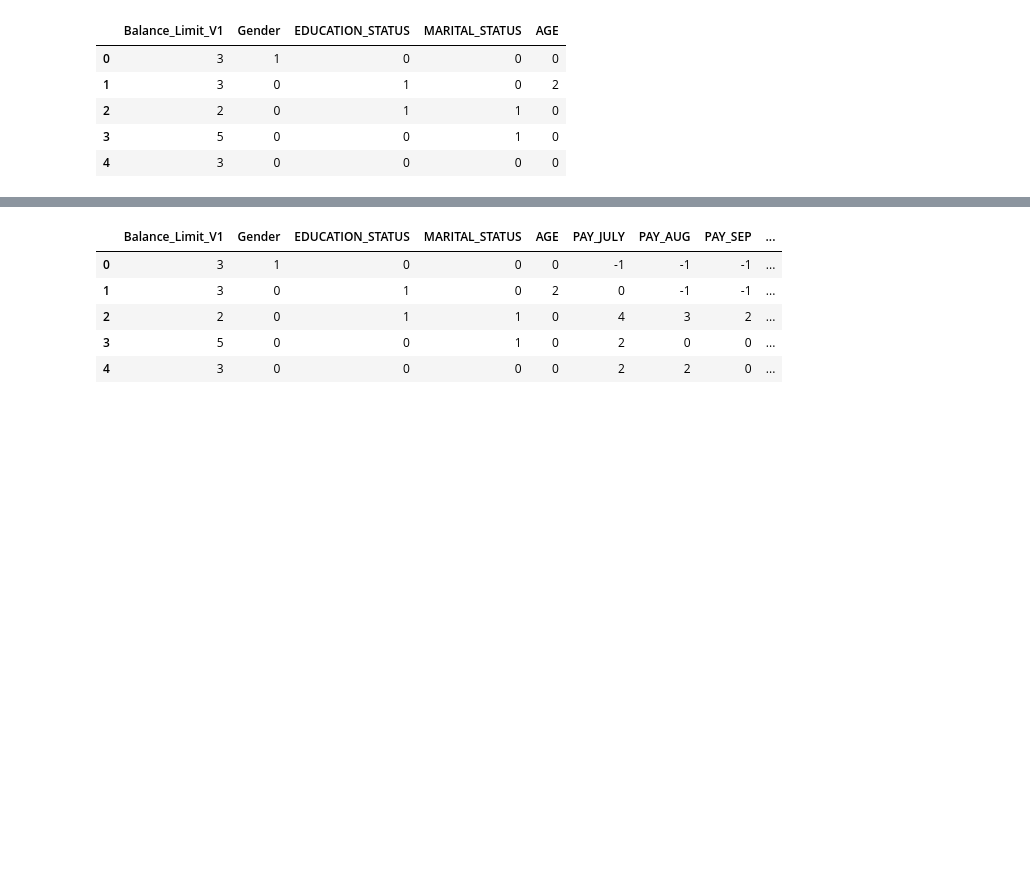
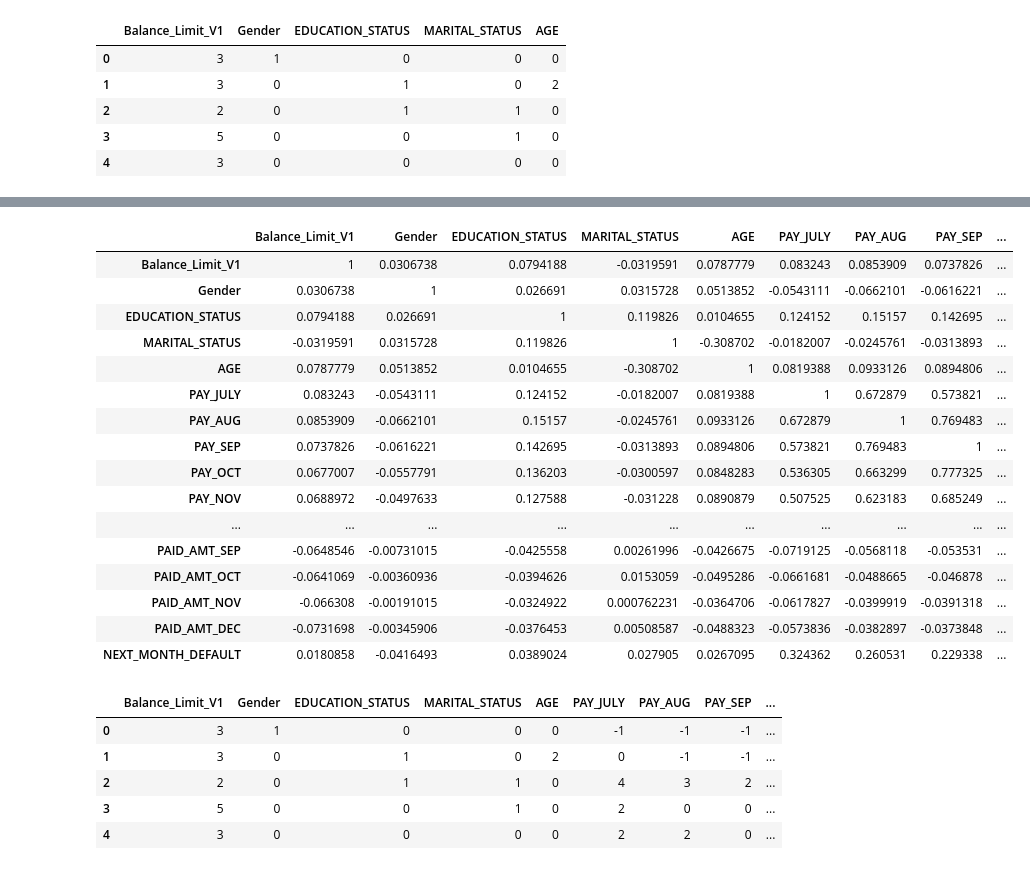
Before and after one commit to shashimalcse/Data-Storm-1.0, a Jupyter notebook: datastorm.ipynb, the cells around one changed output, grey strips where cells are left out. Saved outputs shown, nothing was run; the diff lists cells and outputs as text; code cells hidden in the pictures; blank space fills up the shorter version.

```diff
--- a/datastorm.ipynb
+++ b/datastorm.ipynb
@@ -50,3 +59,24 @@ df['AGE']=X_2.AGE
+# %%
+corr = df.corr()
+corr.style.background_gradient(cmap='coolwarm')
+# %% [output]
+|  | Balance_Limit_V1 | Gender | EDUCATION_STATUS | MARITAL_STATUS | AGE | PAY_JULY | PAY_AUG | PAY_SEP | ... |
+| Balance_Limit_V1 | 1 | 0.0306738 | 0.0794188 | -0.0319591 | 0.0787779 | 0.083243 | 0.0853909 | 0.0737826 | ... |
+| Gender | 0.0306738 | 1 | 0.026691 | 0.0315728 | 0.0513852 | -0.0543111 | -0.0662101 | -0.0616221 | ... |
+| EDUCATION_STATUS | 0.0794188 | 0.026691 | 1 | 0.119826 | 0.0104655 | 0.124152 | 0.15157 | 0.142695 | ... |
+| MARITAL_STATUS | -0.0319591 | 0.0315728 | 0.119826 | 1 | -0.308702 | -0.0182007 | -0.0245761 | -0.0313893 | ... |
+| AGE | 0.0787779 | 0.0513852 | 0.0104655 | -0.308702 | 1 | 0.0819388 | 0.0933126 | 0.0894806 | ... |
+| PAY_JULY | 0.083243 | -0.0543111 | 0.124152 | -0.0182007 | 0.0819388 | 1 | 0.672879 | 0.573821 | ... |
+| PAY_AUG | 0.0853909 | -0.0662101 | 0.15157 | -0.0245761 | 0.0933126 | 0.672879 | 1 | 0.769483 | ... |
+| PAY_SEP | 0.0737826 | -0.0616221 | 0.142695 | -0.0313893 | 0.0894806 | 0.573821 | 0.769483 | 1 | ... |
+| PAY_OCT | 0.0677007 | -0.0557791 | 0.136203 | -0.0300597 | 0.0848283 | 0.536305 | 0.663299 | 0.777325 | ... |
+| PAY_NOV | 0.0688972 | -0.0497633 | 0.127588 | -0.031228 | 0.0890879 | 0.507525 | 0.623183 | 0.685249 | ... |
+| ... | ... | ... | ... | ... | ... | ... | ... | ... | ... |
+| PAID_AMT_SEP | -0.0648546 | -0.00731015 | -0.0425558 | 0.00261996 | -0.0426675 | -0.0719125 | -0.0568118 | -0.053531 | ... |
+| PAID_AMT_OCT | -0.0641069 | -0.00360936 | -0.0394626 | 0.0153059 | -0.0495286 | -0.0661681 | -0.0488665 | -0.046878 | ... |
+| PAID_AMT_NOV | -0.066308 | -0.00191015 | -0.0324922 | 0.000762231 | -0.0364706 | -0.0617827 | -0.0399919 | -0.0391318 | ... |
+| PAID_AMT_DEC | -0.0731698 | -0.00345906 | -0.0376453 | 0.00508587 | -0.0488323 | -0.0573836 | -0.0382897 | -0.0373848 | ... |
+| NEXT_MONTH_DEFAULT | 0.0180858 | -0.0416493 | 0.0389024 | 0.027905 | 0.0267095 | 0.324362 | 0.260531 | 0.229338 | ... |
 # %%
 df['DUE_AMT']=(df['DUE_AMT_JULY']+df['DUE_AMT_AUG']+df['DUE_AMT_SEP']+df['DUE_AMT_OCT']+
        df['DUE_AMT_NOV']+ df['DUE_AMT_DEC'])/6
```
Also changed, not shown: parts of 19 cells of this notebook.
